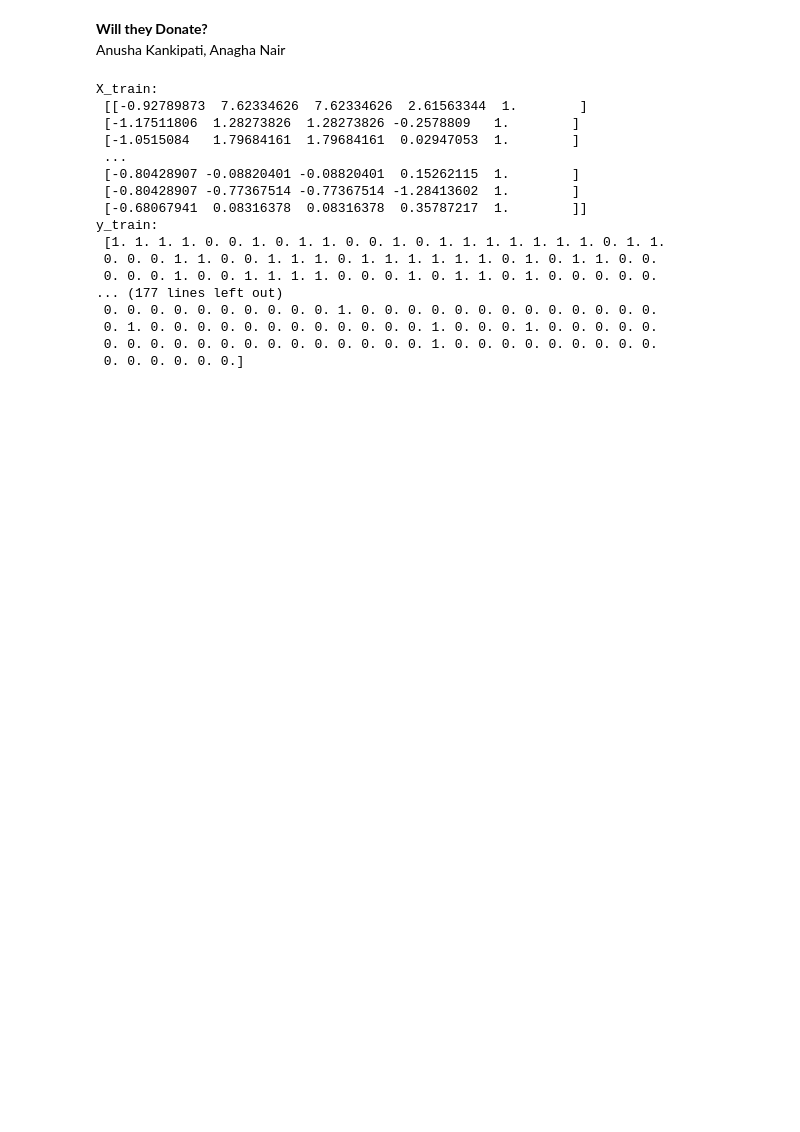
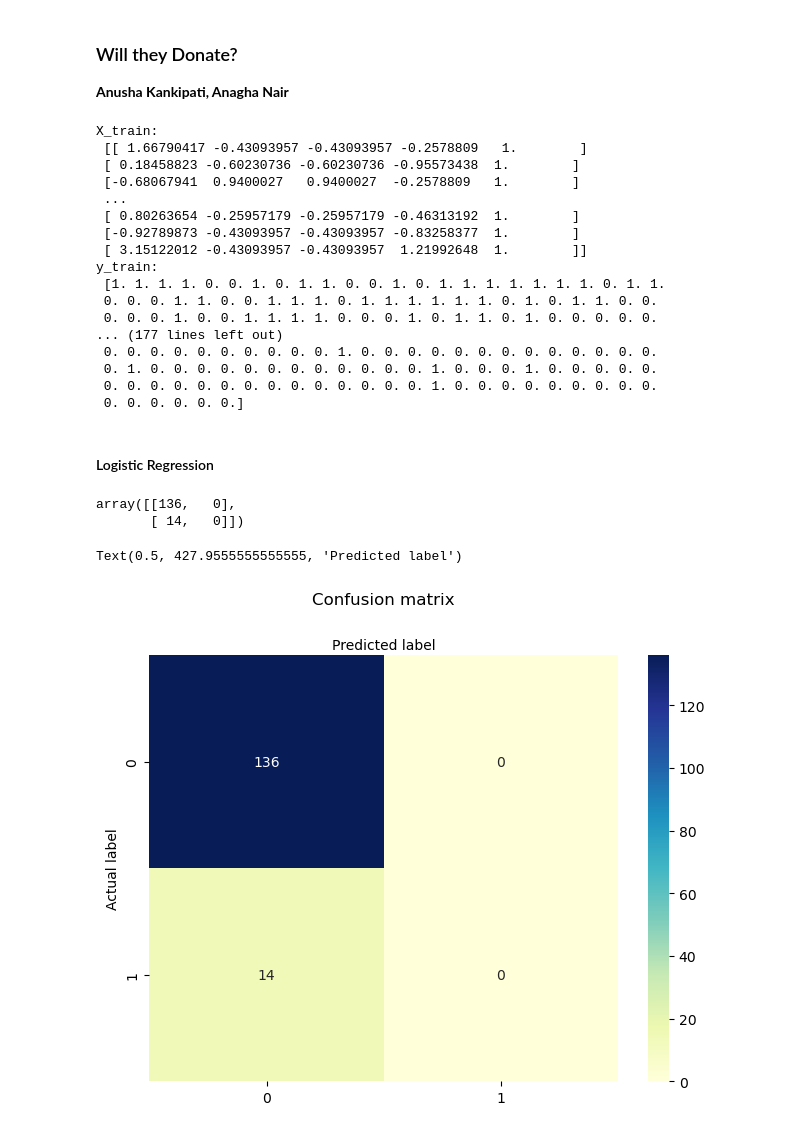
Before and after one commit to anushaKankipati/Donation-predictions, a Jupyter notebook: project.ipynb, the cells around one changed output. Cells and saved outputs as stored; diff of their text form; code cells hidden in the pictures; blank space fills up the shorter version.

Commit message:
Added Logistic regression & LDA/QDA with PCA

```diff
--- a/project.ipynb
+++ b/project.ipynb
@@ -1,6 +1,6 @@
 # %% [markdown]
-**Will they Donate?**
-Anusha Kankipati, Anagha Nair
+### Will they Donate?
+**Anusha Kankipati, Anagha Nair**
 # %%
 
 import numpy as np
@@ -26,13 +26,14 @@ def normalize(X):
     X_normalized_withbias = np.hstack((X_normalized, ones_column))
     return X_normalized_withbias
 
+
 def split_data(X, y, train_size=0.8):
     # Get the total number of rows
     n = X.shape[0]
 
     # Determine the split index
     split_idx = int(train_size * n)
-
+    np.random.shuffle(X)
     # Split data into training and testing sets
     X_train, X_test = X[:split_idx], X[split_idx:]
     y_train, y_test = y[:split_idx], y[split_idx:]
@@ -53,13 +54,13 @@ print("X_test:\n", X_test)
 print("y_test:\n", y_test)
 # %% [output]
 X_train:
- [[-0.92789873  7.62334626  7.62334626  2.61563344  1.        ]
- [-1.17511806  1.28273826  1.28273826 -0.2578809   1.        ]
- [-1.0515084   1.79684161  1.79684161  0.02947053  1.        ]
+ [[ 1.66790417 -0.43093957 -0.43093957 -0.2578809   1.        ]
+ [ 0.18458823 -0.60230736 -0.60230736 -0.95573438  1.        ]
+ [-0.68067941  0.9400027   0.9400027  -0.2578809   1.        ]
  ...
- [-0.80428907 -0.08820401 -0.08820401  0.15262115  1.        ]
- [-0.80428907 -0.77367514 -0.77367514 -1.28413602  1.        ]
- [-0.68067941  0.08316378  0.08316378  0.35787217  1.        ]]
+ [ 0.80263654 -0.25957179 -0.25957179 -0.46313192  1.        ]
+ [-0.92789873 -0.43093957 -0.43093957 -0.83258377  1.        ]
+ [ 3.15122012 -0.43093957 -0.43093957  1.21992648  1.        ]]
 y_train:
  [1. 1. 1. 1. 0. 0. 1. 0. 1. 1. 0. 0. 1. 0. 1. 1. 1. 1. 1. 1. 1. 0. 1. 1.
  0. 0. 0. 1. 1. 0. 0. 1. 1. 1. 0. 1. 1. 1. 1. 1. 1. 0. 1. 0. 1. 1. 0. 0.
@@ -69,3 +70,47 @@ y_train:
  0. 1. 0. 0. 0. 0. 0. 0. 0. 0. 0. 0. 0. 0. 1. 0. 0. 0. 1. 0. 0. 0. 0. 0.
  0. 0. 0. 0. 0. 0. 0. 0. 0. 0. 0. 0. 0. 0. 1. 0. 0. 0. 0. 0. 0. 0. 0. 0.
  0. 0. 0. 0. 0. 0.]
+# %% [markdown]
+#### Logistic Regression
+# %%
+# import the class
+from sklearn.linear_model import LogisticRegression
+
+# instantiate the model (using the default parameters)
+logreg = LogisticRegression(random_state=16)
+
+# fit the model with data
+logreg.fit(X_train, y_train)
+
+y_pred = logreg.predict(X_test)
+# %%
+# import the metrics class
+from sklearn import metrics
+
+cnf_matrix = metrics.confusion_matrix(y_test, y_pred)
+cnf_matrix
+# %% [output]
+array([[136,   0],
+       [ 14,   0]])
+# %%
+# import required modules
+import numpy as np
+import matplotlib.pyplot as plt
+import seaborn as sns
+import pandas as pd
+
+class_names=[0,1] # name  of classes
+fig, ax = plt.subplots()
+tick_marks = np.arange(len(class_names))
+plt.xticks(tick_marks, class_names)
+plt.yticks(tick_marks, class_names)
+# create heatmap
+sns.heatmap(pd.DataFrame(cnf_matrix), annot=True, cmap="YlGnBu" ,fmt='g')
+ax.xaxis.set_label_position("top")
+plt.tight_layout()
+plt.title('Confusion matrix', y=1.1)
+plt.ylabel('Actual label')
+plt.xlabel('Predicted label')
+# %% [output]
+Text(0.5, 427.9555555555555, 'Predicted label')
+[figure, added]
```
Also changed, not shown: parts of 2 cells of this notebook.
